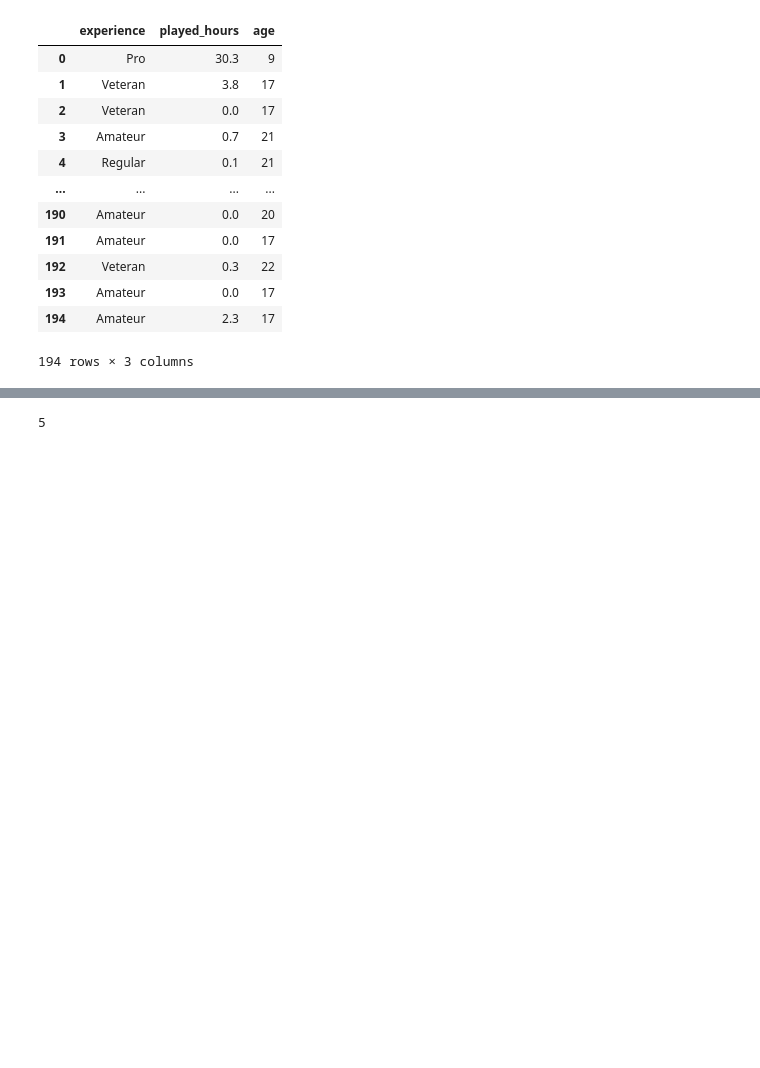
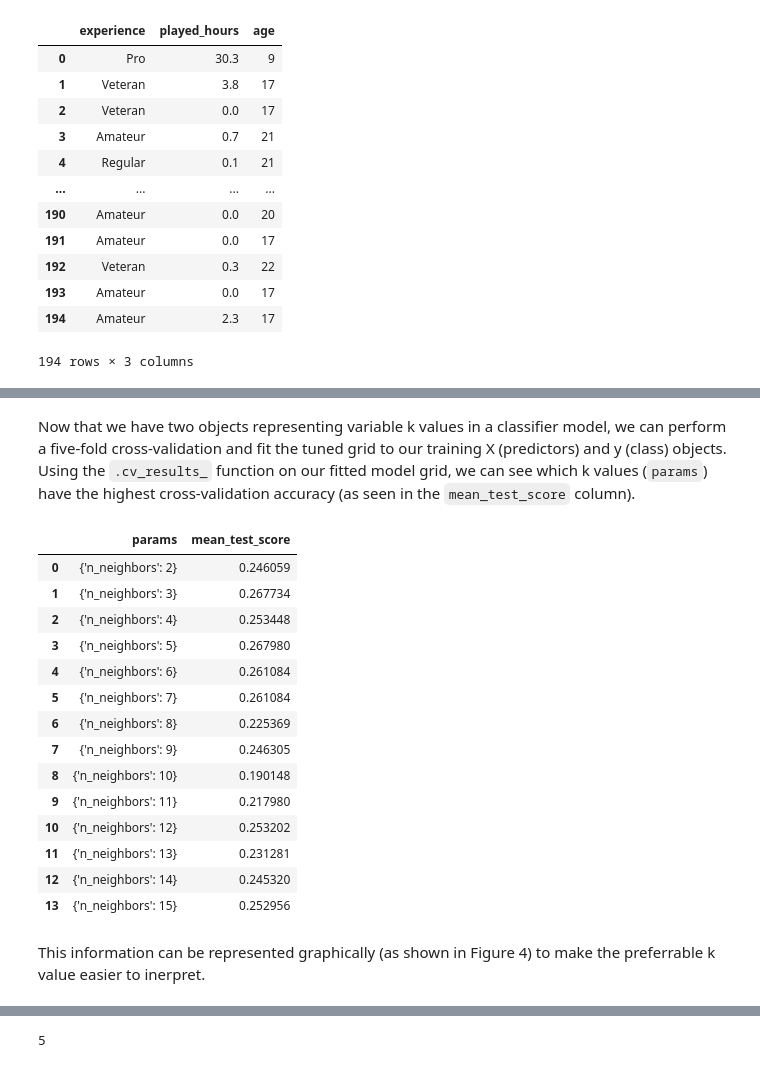
Before and after one commit to agallagh/DSCI-Project-Pt.-2, a Jupyter notebook: chelsea.ipynb, the cells around one changed output, grey strips where cells are left out. Cells and saved outputs as stored; diff of their text form; code cells hidden in the pictures; blank space fills up the shorter version.

````diff
--- a/chelsea.ipynb
+++ b/chelsea.ipynb
@@ -119,0 +103,30 @@ cross_val_plot
+# %% [markdown]
+Now that we have two objects representing variable k values in a classifier model, we can perform a five-fold cross-validation and fit the tuned grid to our training X (predictors) and y (class) objects. Using the ```.cv_results_``` function on our fitted model grid, we can see which k values (```params```) have the highest cross-validation accuracy (as seen in the ```mean_test_score``` column).
+# %%
+knn_tune_grid = GridSearchCV(
+    knn_spec, param_grid, return_train_score=True, n_jobs=-1, cv=5
+)
+
+knn_model_grid = knn_tune_grid.fit(X_train, y_train)
+
+accuracies_grid = pd.DataFrame(knn_model_grid.cv_results_)
+
+accuracies_grid[['params', 'mean_test_score']]
+# %% [output]
+|  | params | mean_test_score |
+| 0 | {'n_neighbors': 2} | 0.246059 |
+| 1 | {'n_neighbors': 3} | 0.267734 |
+| 2 | {'n_neighbors': 4} | 0.253448 |
+| 3 | {'n_neighbors': 5} | 0.267980 |
+| 4 | {'n_neighbors': 6} | 0.261084 |
+| 5 | {'n_neighbors': 7} | 0.261084 |
+| 6 | {'n_neighbors': 8} | 0.225369 |
+| 7 | {'n_neighbors': 9} | 0.246305 |
+| 8 | {'n_neighbors': 10} | 0.190148 |
+| 9 | {'n_neighbors': 11} | 0.217980 |
+| 10 | {'n_neighbors': 12} | 0.253202 |
+| 11 | {'n_neighbors': 13} | 0.231281 |
+| 12 | {'n_neighbors': 14} | 0.245320 |
+| 13 | {'n_neighbors': 15} | 0.252956 |
+# %% [markdown]
+This information can be represented graphically (as shown in Figure 4) to make the preferrable k value easier to inerpret.
````
Also changed, not shown: parts of 21 cells of this notebook.
